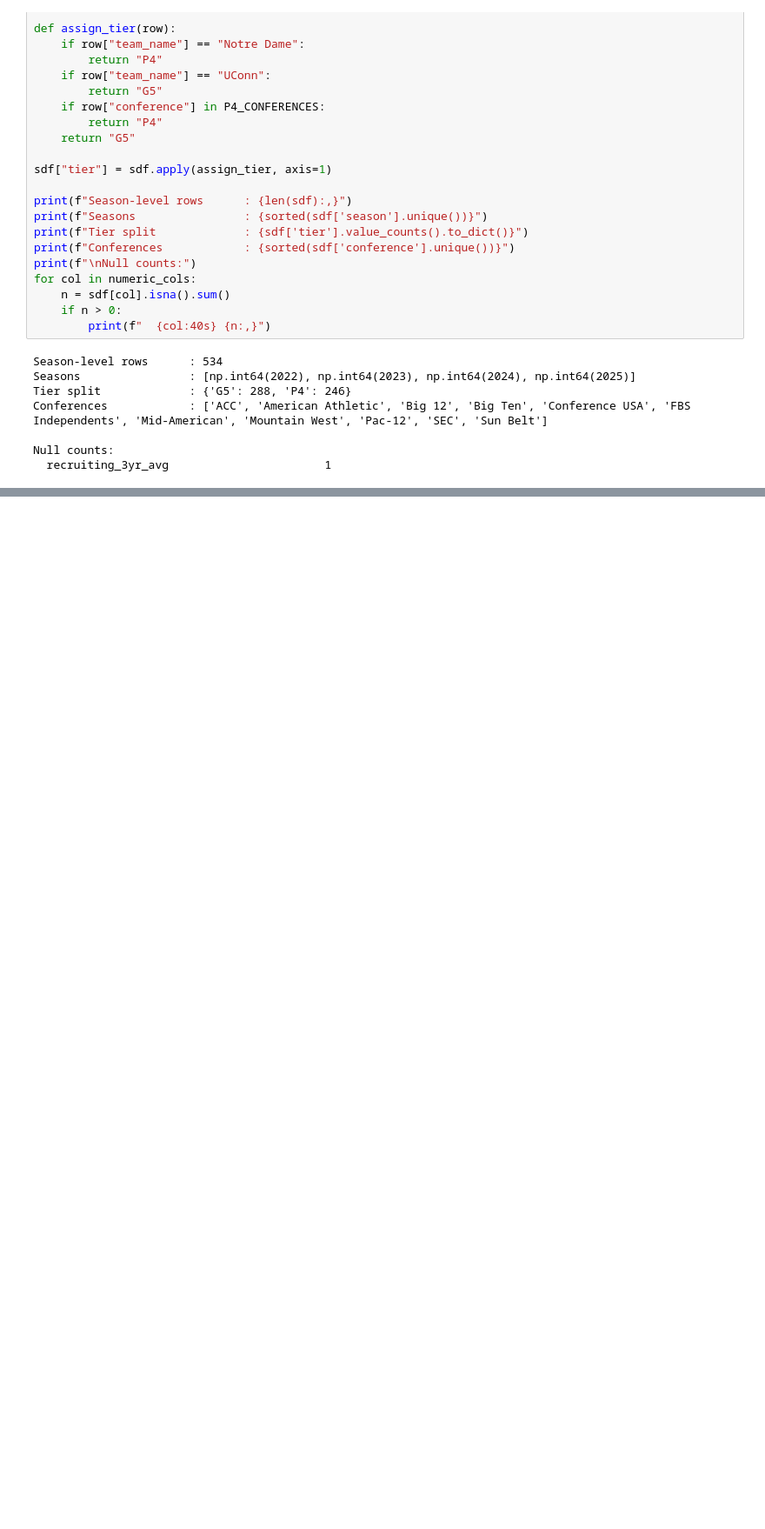
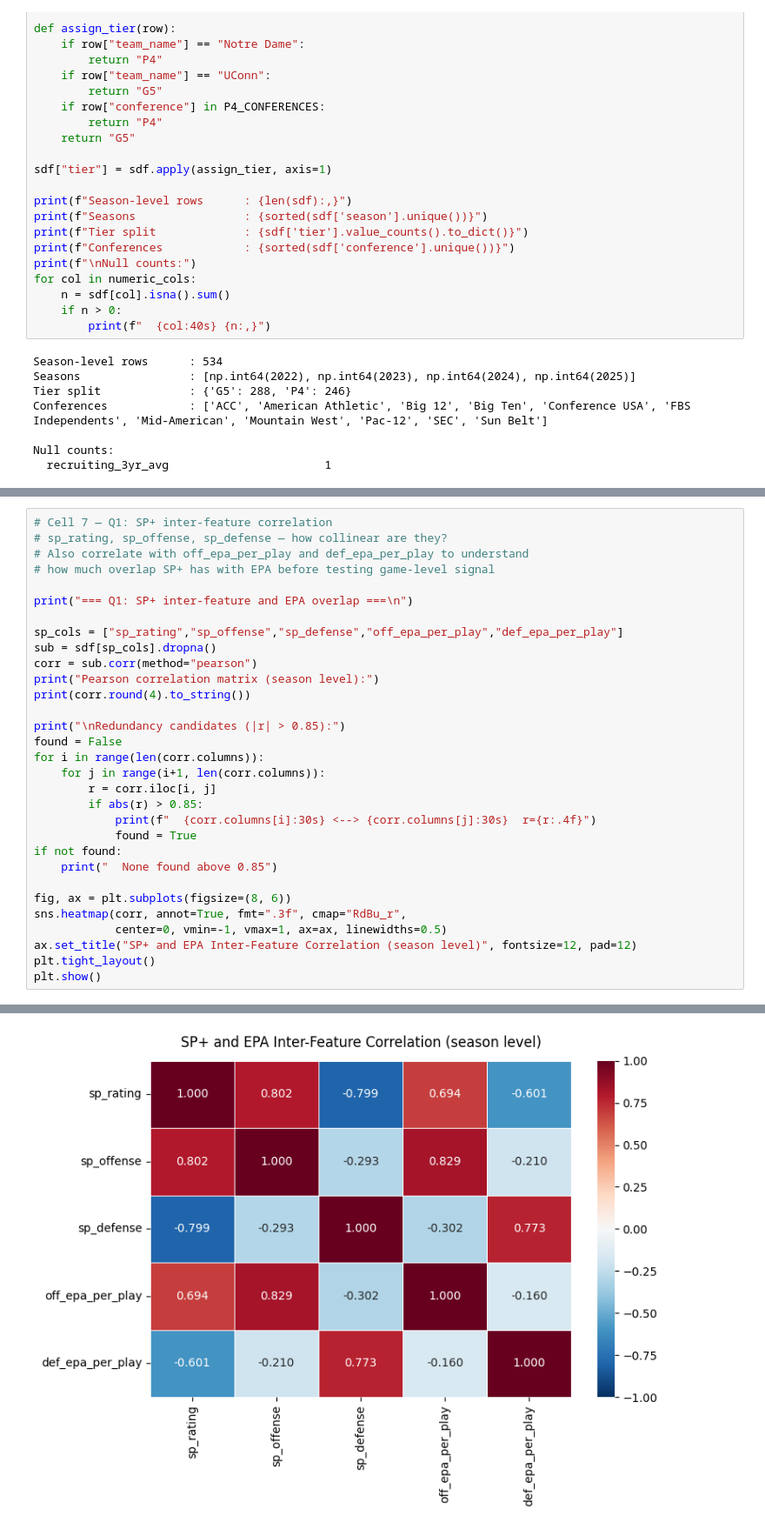
Before and after one commit to kj-1220/cfb-analytics, a Jupyter notebook: notebooks/EDA_4_SP_Ratings_Recruiting.ipynb, the cells around one changed output, grey strips where cells are left out. Shown at 87% size. Saved outputs shown, nothing was run; the diff lists cells and outputs as text; blank space fills up the shorter version.

```diff
--- a/notebooks/EDA_4_SP_Ratings_Recruiting.ipynb
+++ b/notebooks/EDA_4_SP_Ratings_Recruiting.ipynb
@@ -278,0 +280,32 @@ conf_game_num
+# %%
+# Cell 7 — Q1: SP+ inter-feature correlation
+# sp_rating, sp_offense, sp_defense — how collinear are they?
+# Also correlate with off_epa_per_play and def_epa_per_play to understand
+# how much overlap SP+ has with EPA before testing game-level signal
+
+print("=== Q1: SP+ inter-feature and EPA overlap ===\n")
+
+sp_cols = ["sp_rating","sp_offense","sp_defense","off_epa_per_play","def_epa_per_play"]
+sub = sdf[sp_cols].dropna()
+corr = sub.corr(method="pearson")
+print("Pearson correlation matrix (season level):")
+print(corr.round(4).to_string())
+
+print("\nRedundancy candidates (|r| > 0.85):")
+found = False
+for i in range(len(corr.columns)):
+    for j in range(i+1, len(corr.columns)):
+        r = corr.iloc[i, j]
+        if abs(r) > 0.85:
+            print(f"  {corr.columns[i]:30s} <--> {corr.columns[j]:30s}  r={r:.4f}")
+            found = True
+if not found:
+    print("  None found above 0.85")
+
+fig, ax = plt.subplots(figsize=(8, 6))
+sns.heatmap(corr, annot=True, fmt=".3f", cmap="RdBu_r",
+            center=0, vmin=-1, vmax=1, ax=ax, linewidths=0.5)
+ax.set_title("SP+ and EPA Inter-Feature Correlation (season level)", fontsize=12, pad=12)
+plt.tight_layout()
+plt.show()
+# %% [output]
@@ -278,0 +324 @@ conf_game_num
+[figure, added]
```
Also changed, not shown: parts of 17 cells of this notebook, 11 other files.
